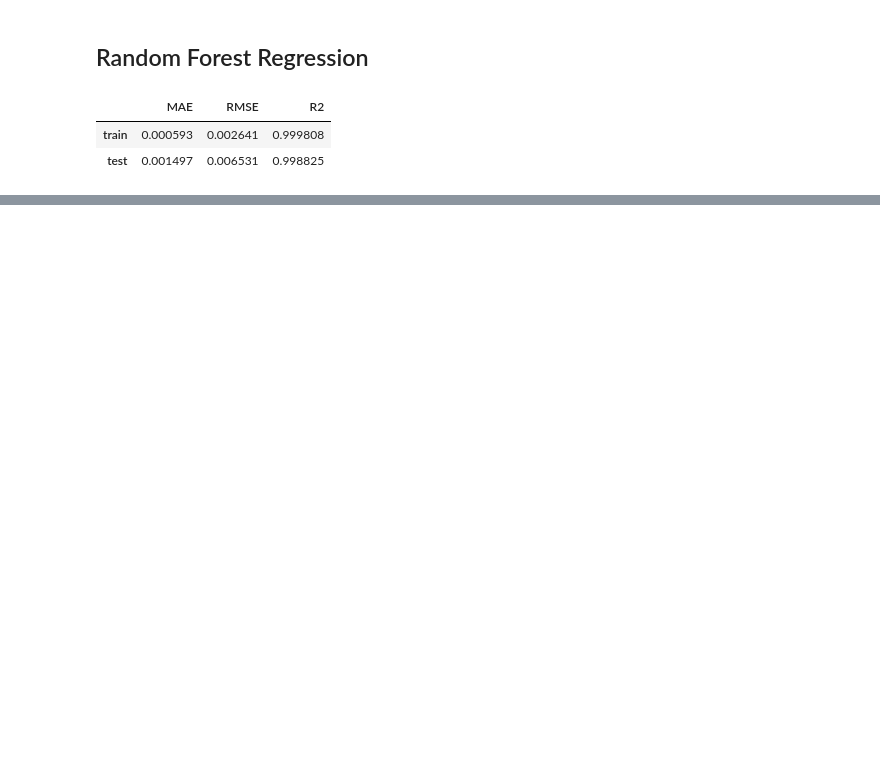
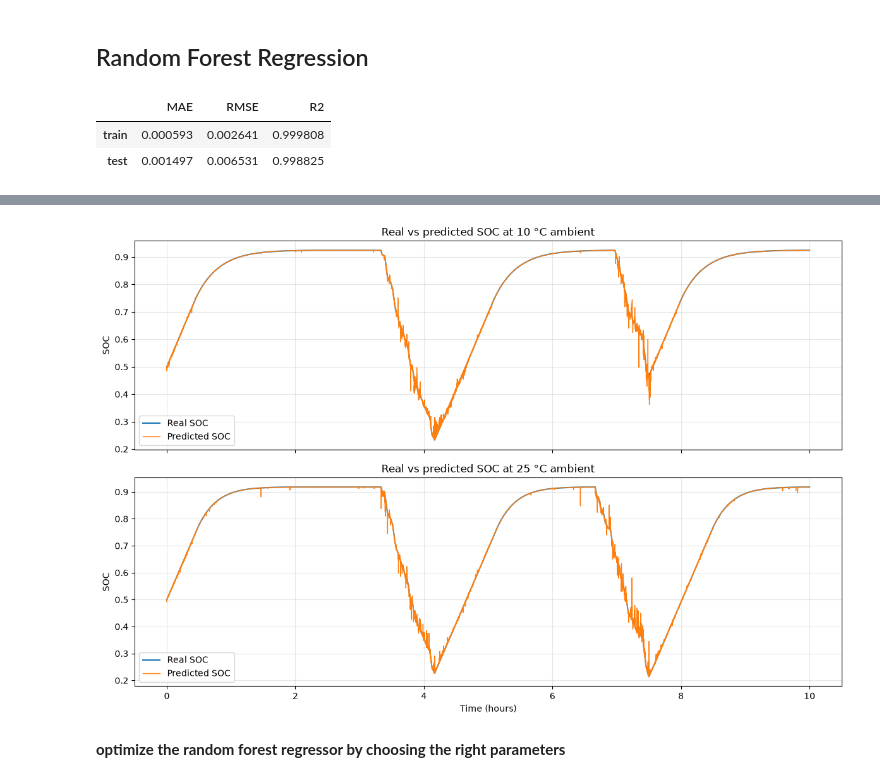
Before and after one commit to KWycliff/machine_learning, a Jupyter notebook: final_project/battery_state_of_charge_estimation.ipynb, the cells around one changed output, grey strips where cells are left out. Cells and saved outputs as stored; diff of their text form; code cells hidden in the pictures; blank space fills up the shorter version.

Commit message:
added logic to the battery state of charge estimation

```diff
--- a/final_project/battery_state_of_charge_estimation.ipynb
+++ b/final_project/battery_state_of_charge_estimation.ipynb
@@ -82,8 +82,8 @@ Y[:5]: [0.5        0.50015432 0.50030864 0.50046296 0.50061728]
 # %%
 features = ['temp_C', 'voltage_V', 'current_A']
 # a function to convert the .mat data to a pandas DataFrame
-def matdata_to_pd(file_name, ambient_temperature):
-    data = loadmat(data_dir / file_name)
+def matdata_to_pd(file_dir, file_name, ambient_temperature):
+    data = loadmat(file_dir / file_name)
     X = data['X']
     Y = data['Y'].reshape(-1)              # reshape the target to be a 1D array
     df = pd.DataFrame(X.astype(float), columns=features) # create a DataFrame
@@ -100,7 +100,7 @@ ambient_temperatures = [-10, 0, 10, 25] # ambient temperatures corresponding to
 
 frames = []
 for name, ambient_temperature in zip(file_names, ambient_temperatures):
-    df = matdata_to_pd(name, ambient_temperature)
+    df = matdata_to_pd(data_dir, name, ambient_temperature)
     frames.append(df)
 
 battery_df = pd.concat(frames, ignore_index=True) # concatenate the DataFrames
@@ -302,0 +284,15 @@ svr_metrics
+# %%
+test_data_dir = project_dir / 'dataset'/ 'new_test_data' # Set the test data directory
+
+file_names_battery = ['BSOC_10_degrees_new.mat', 'BSOC_25_degrees_new.mat']
+
+ambient_temp = [10, 25] # ambient temperatures corresponding to the .mat files
+
+frames_1 = []
+for name, amb_temp in zip(file_names_battery, ambient_temp):
+    df = matdata_to_pd(test_data_dir, name, amb_temp)
+    frames_1.append(df)
+
+battery_test_df = pd.concat(frames_1, ignore_index=True)
+
+battery_test_df.head()
@@ -302,0 +306,4 @@ svr_metrics
+# %%
+# use the trained random forest model to predict the state of charge for the new test data
+battery_test_df['SOC_Predicted'] = random_forest_model.predict(battery_test_df[features])
+battery_test_df.head()
@@ -302,0 +317,20 @@ svr_metrics
+# %%
+fig, axes = plt.subplots(2, 1, figsize=(12, 8), sharex=True)
+
+for ax, (temp, df) in zip(axes, battery_test_df.groupby('ambient_temp_C')):
+    hours = np.arange(len(df)) / 3600
+
+    ax.plot(hours, df['SOC'].values, label='Real SOC', linewidth=1.5)
+    ax.plot(hours, df['SOC_Predicted'].values, label='Predicted SOC', linewidth=1)
+
+    ax.set_title(f'Real vs predicted SOC at {temp} °C ambient')
+    ax.set_ylabel('SOC')
+    ax.legend()
+    ax.grid(True, alpha=0.3)
+
+axes[-1].set_xlabel('Time (hours)')
+
+plt.tight_layout()
+plt.show()
+# %% [output]
+[figure, added]
@@ -302,0 +373,2 @@ svr_metrics
+# %% [markdown]
+**optimize the random forest regressor by choosing the right parameters**
```
Also changed, not shown: parts of 17 cells of this notebook, 1 other file.
